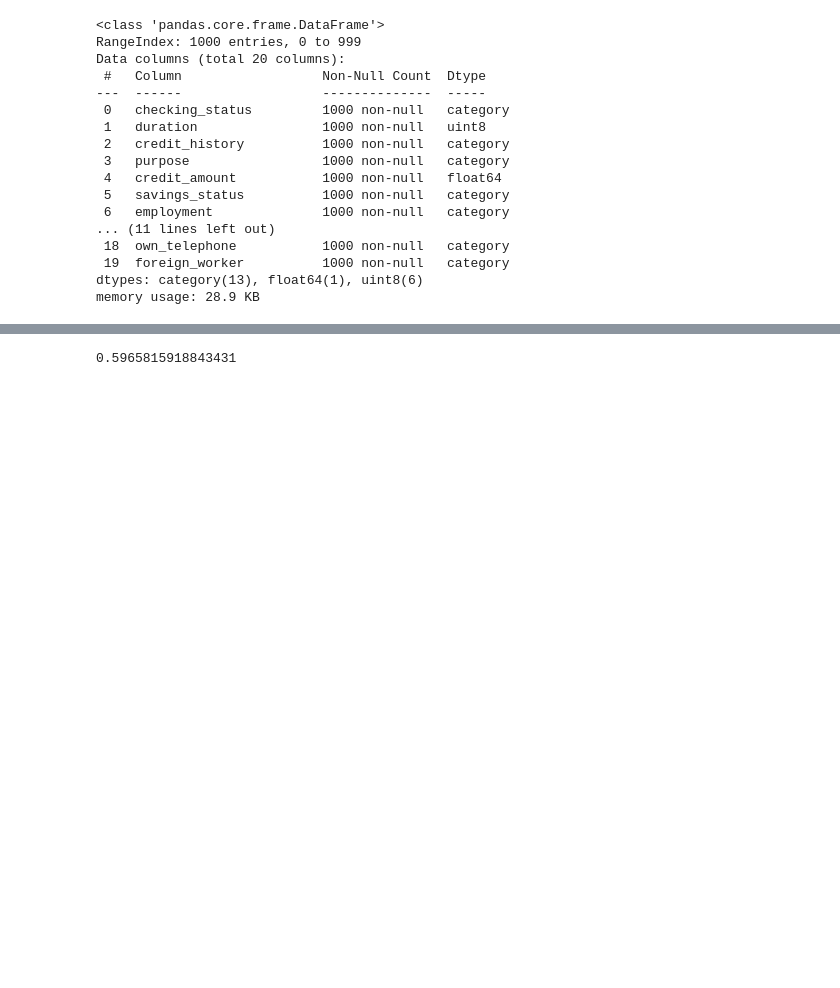
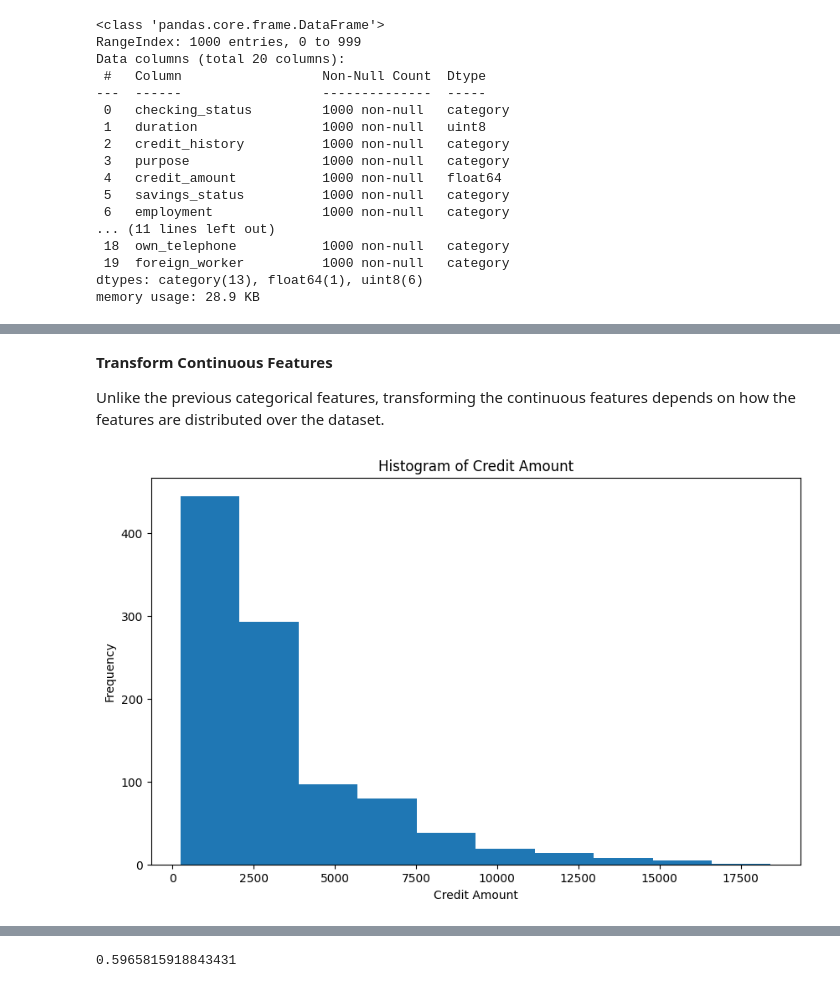
Before and after one commit to kmodo1/kmodo1.github.io, a Jupyter notebook: final-project.ipynb, the cells around one changed output, grey strips where cells are left out. Saved outputs shown, nothing was run; the diff lists cells and outputs as text; code cells hidden in the pictures; blank space fills up the shorter version.

```diff
--- a/final-project.ipynb
+++ b/final-project.ipynb
@@ -100,0 +139,14 @@ df.head()
+# %% [markdown]
+<b>Transform Continuous Features</b>
+
+Unlike the previous categorical features, transforming the continuous features depends on how the features are distributed over the dataset.
+# %%
+# plot credit amount in histogram
+plt.figure(figsize=(10,6))
+hist = plt.hist(df['credit_amount'], bins=10)
+plt.title('Histogram of Credit Amount')
+plt.xlabel('Credit Amount')
+plt.ylabel('Frequency')
+plt.show()
+# %% [output]
+[figure, added]
```
Also changed, not shown: parts of 35 cells of this notebook, 1 other file.
